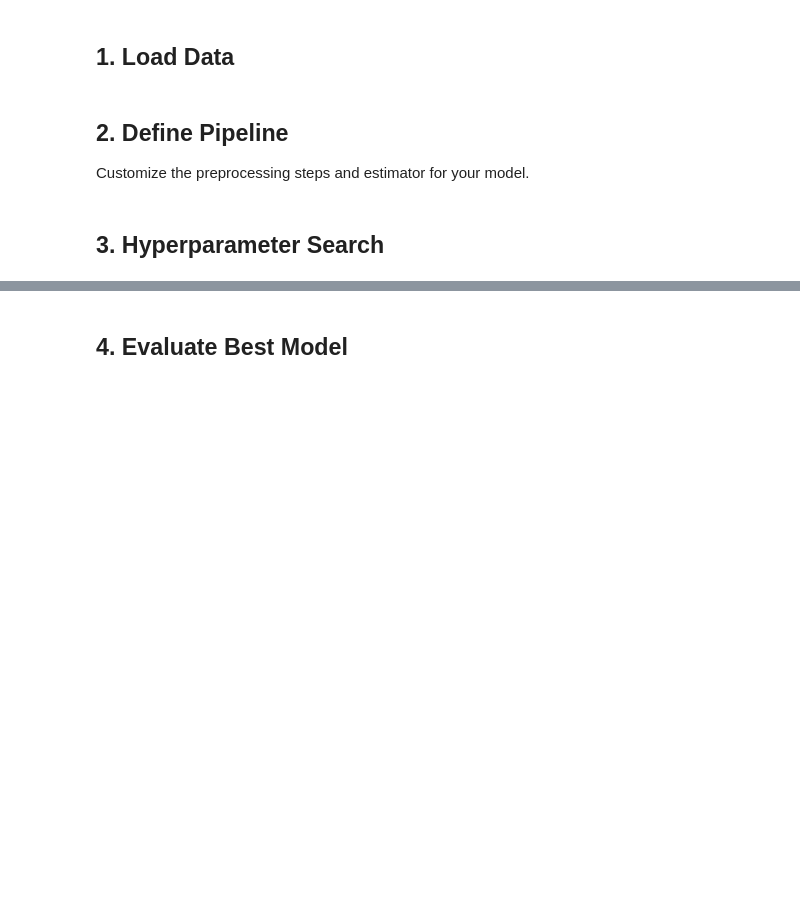
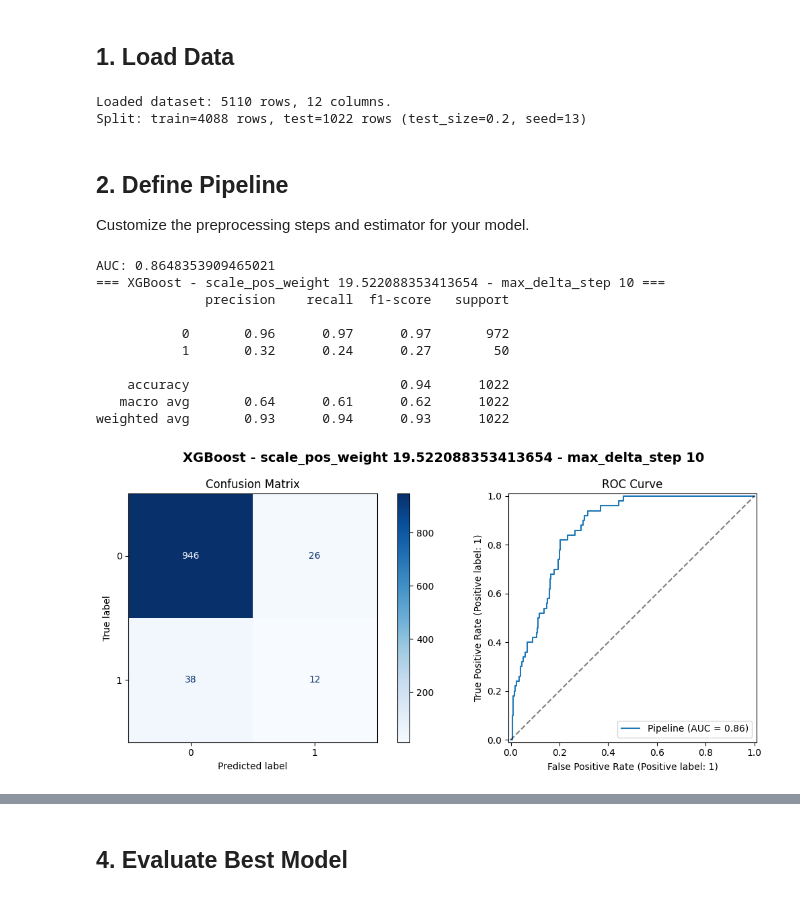
Before and after one commit to martinmw13/AdM_TP, a Jupyter notebook: notebooks/04_model_D.ipynb, the cells around one changed output, grey strips where cells are left out. Saved outputs shown, nothing was run; the diff lists cells and outputs as text; code cells hidden in the pictures; blank space fills up the shorter version.

Commit message:
Save model after, rename file

```diff
--- a/notebooks/04_model_D.ipynb
+++ b/notebooks/04_model_D.ipynb
@@ -37,3 +26,16 @@ X_train, X_test, y_train, y_test = get_train_test_split(df)
+# %%
+df = load_dataset()
+
+# Eliminamos el id, feature no relevante para el modelo
+df.drop(columns=['id'], inplace=True)
+# Identificamos las features categoricas y numericas para el preprocesamiento
+categorical_features = ['gender', 'ever_married', 'work_type', 'Residence_type', 'smoking_status']
+numeric_features = ['age', 'avg_glucose_level', 'bmi', 'hypertension', 'heart_disease']
+
+X_train, X_test, y_train, y_test = get_train_test_split(df)
+# %% [output]
+Loaded dataset: 5110 rows, 12 columns.
+Split: train=4088 rows, test=1022 rows (test_size=0.2, seed=13)
 # %% [markdown]
 ## 2. Define Pipeline
 
@@ -50,2 +43,53 @@ Customize the preprocessing steps and estimator for your model.
-# %% [markdown]
-## 3. Hyperparameter Search
+# %%
+numeric_pipeline = Pipeline([
+    ("imputer", SimpleImputer(strategy="median")),
+    ("scaler", StandardScaler())
+])
+categorical_pipeline = Pipeline([
+    ("imputer", SimpleImputer(strategy="most_frequent")),
+    ("onehot", OneHotEncoder(handle_unknown="ignore"))
+])
+
+preprocessor = ColumnTransformer([
+    ("num", numeric_pipeline, numeric_features),
+    ("cat", categorical_pipeline, categorical_features)
+])
+
+
+# Conocemos que el dataset esta desbalanceado, por lo que aplicamos un scale_pos_weight
+scale_pos_weight = (df['stroke'] == 0).sum() / (df['stroke'] == 1).sum()
+max_delta_step = 10
+
+# objective
+#   "binary:logistic": logistic regression for binary classification, output probability
+#   "binary:logitraw": logistic regression for binary classification, output score before logistic transformation
+#   "binary:hinge": hinge loss for binary classification. This makes predictions of 0 or 1, rather than producing probabilities.
+xgb_regressor = xgb.XGBClassifier(objective='binary:logistic', random_state=42, n_jobs=-1, scale_pos_weight=scale_pos_weight, max_delta_step=max_delta_step)
+
+pipeline = Pipeline([
+    ("preprocessing", preprocessor),
+    ("model", xgb_regressor)
+])
+
+pipeline.fit(X_train, y_train)
+
+y_pred_xgb = pipeline.predict(X_test)
+
+y_pred = pipeline.predict(X_test)
+y_proba = pipeline.predict_proba(X_test)[:, 1]
+
+print("AUC:", roc_auc_score(y_test, y_proba))
+
+metrics = plot_full_evaluation(pipeline, X_test, y_test, model_name=f"XGBoost - scale_pos_weight {scale_pos_weight} - max_delta_step {max_delta_step}")
+# %% [output]
+AUC: 0.8648353909465021
+=== XGBoost - scale_pos_weight 19.522088353413654 - max_delta_step 10 ===
+              precision    recall  f1-score   support
+
+           0       0.96      0.97      0.97       972
+           1       0.32      0.24      0.27        50
+
+    accuracy                           0.94      1022
+   macro avg       0.64      0.61      0.62      1022
+weighted avg       0.93      0.94      0.93      1022
+[figure, added]
```
Also changed, not shown: parts of 12 cells of this notebook, 2 other files.
